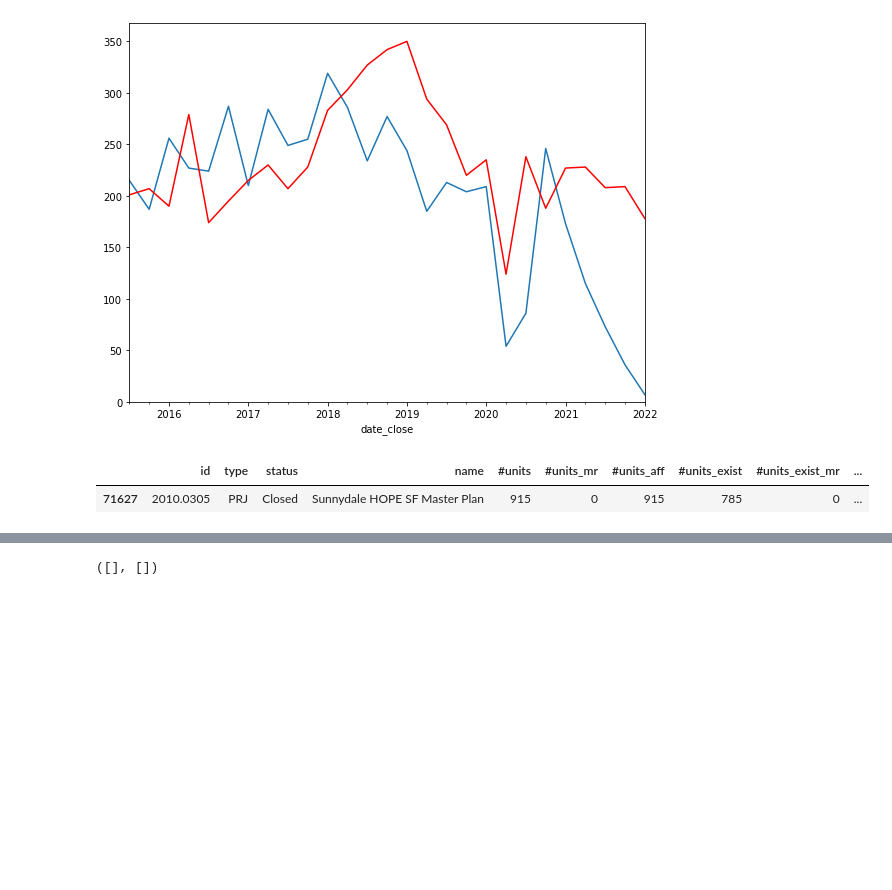
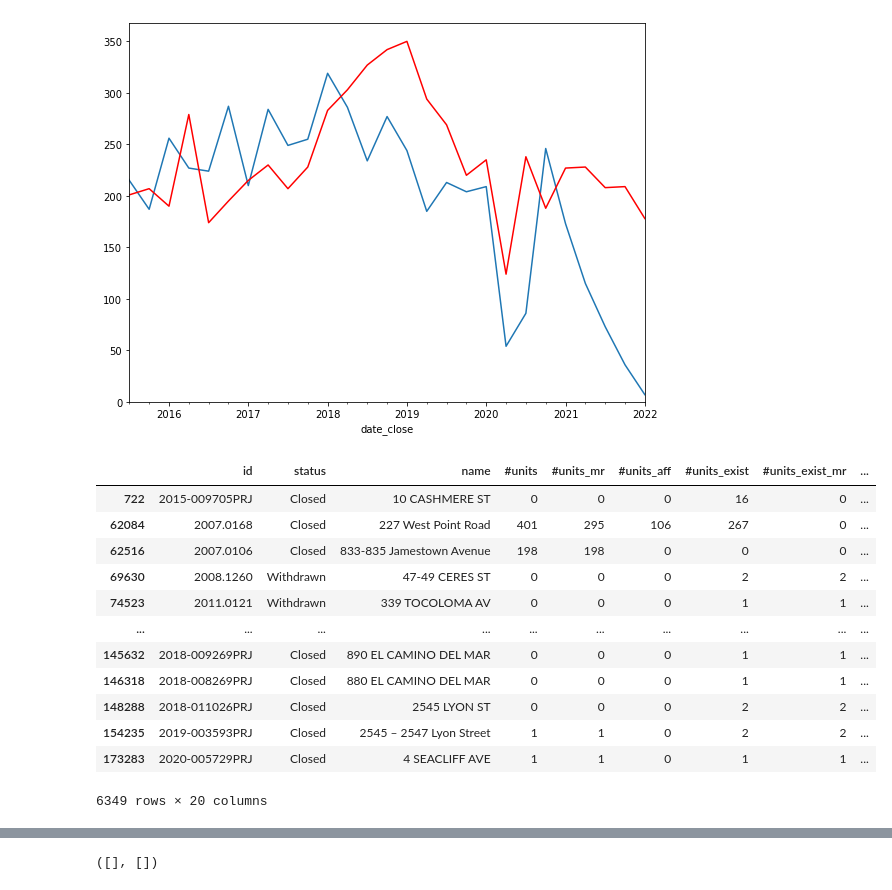
Before and after one commit to nelmsal/sf_buildingpermits, a Jupyter notebook: scripts/sf_permit_explore.ipynb, the cells around one changed output, grey strips where cells are left out. Drawn from its saved outputs; the diff is of its cells as text; code cells hidden in the pictures; blank space fills up the shorter version.

```diff
--- a/scripts/sf_permit_explore.ipynb
+++ b/scripts/sf_permit_explore.ipynb
@@ -80,6 +83,22 @@ ax.set_ylim([0,None])
 plt.show()
 # %% [output]
 [figure]
+# %%
+sfp
+# %% [output]
+|  | id | status | name | #units | #units_mr | #units_aff | #units_exist | #units_exist_mr | ... |
+| 722 | 2015-009705PRJ | Closed | 10 CASHMERE ST | 0 | 0 | 0 | 16 | 0 | ... |
+| 62084 | 2007.0168 | Closed | 227 West Point Road | 401 | 295 | 106 | 267 | 0 | ... |
+| 62516 | 2007.0106 | Closed | 833-835 Jamestown Avenue | 198 | 198 | 0 | 0 | 0 | ... |
+| 69630 | 2008.1260 | Withdrawn | 47-49 CERES ST | 0 | 0 | 0 | 2 | 2 | ... |
+| 74523 | 2011.0121 | Withdrawn | 339 TOCOLOMA AV | 0 | 0 | 0 | 1 | 1 | ... |
+| ... | ... | ... | ... | ... | ... | ... | ... | ... | ... |
+| 145632 | 2018-009269PRJ | Closed | 890 EL CAMINO DEL MAR | 0 | 0 | 0 | 1 | 1 | ... |
+| 146318 | 2018-008269PRJ | Closed | 880 EL CAMINO DEL MAR | 0 | 0 | 0 | 1 | 1 | ... |
+| 148288 | 2018-011026PRJ | Closed | 2545 LYON ST | 0 | 0 | 0 | 2 | 2 | ... |
+| 154235 | 2019-003593PRJ | Closed | 2545 – 2547 Lyon Street | 1 | 1 | 0 | 2 | 2 | ... |
+| 173283 | 2020-005729PRJ | Closed | 4 SEACLIFF AVE | 1 | 1 | 0 | 1 | 1 | ... |
+6349 rows × 20 columns
 # %%
 #sfp[sfp['date_open']>='2015-01-01'].count()
 #sfp[sfp['date_open']<'2015-01-01'].count()
@@ -118,11 +137,6 @@ sfnhood['unit_prop_count'] = sfnhood['nhood'].map(sfp_unit).fillna(value=0)
 sjp_join['unit_per_permit'] = sjp_join['#units_prop']/1
 sfp_upp = sjp_join.groupby('nhood')['unit_per_permit'].median().to_dict()
 sfnhood['unit_per_permit'] = sfnhood['nhood'].map(sfp_upp).fillna(value=0)
-# %%
-sfp[sfp['#units_prop']==sfp['unit_per_permit'].max()]
-# %% [output]
-|  | id | type | status | name | #units | #units_mr | #units_aff | #units_exist | #units_exist_mr | ... |
-| 71627 | 2010.0305 | PRJ | Closed | Sunnydale HOPE SF Master Plan | 915 | 0 | 915 | 785 | 0 | ... |
 # %%
 from matplotlib.legend import Legend
 from matplotlib.legend_handler import HandlerBase
```
Also changed, not shown: parts of 4 cells of this notebook, 5 other files.
